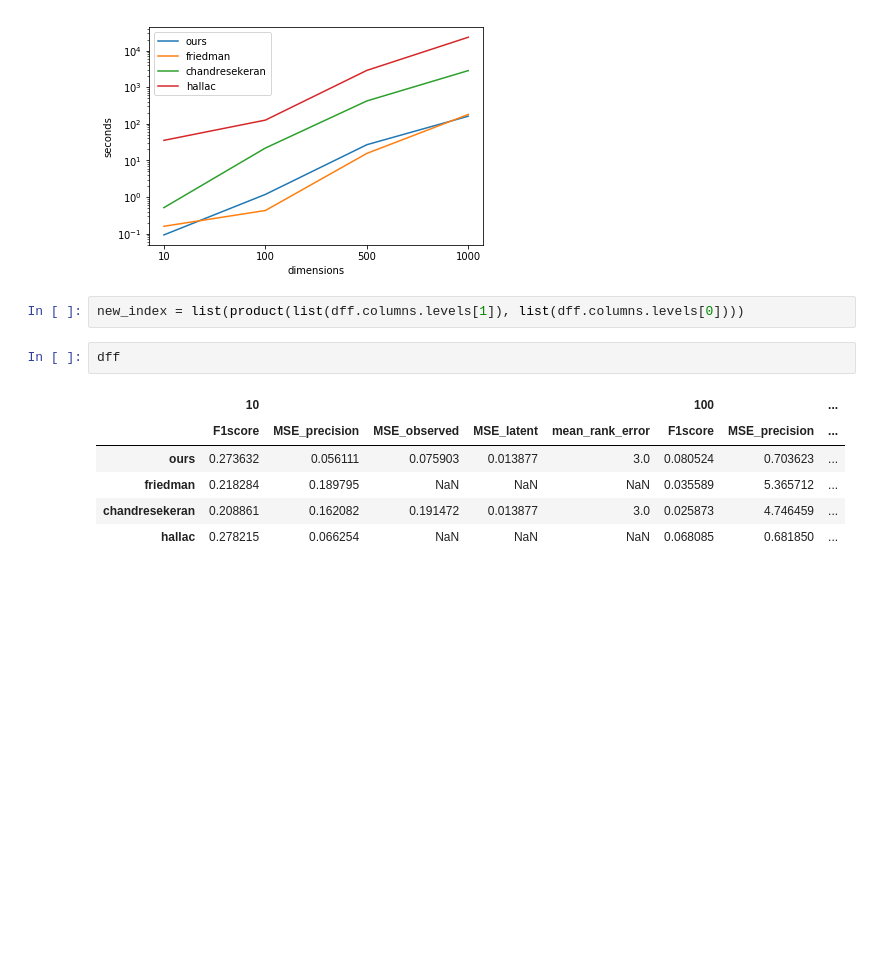
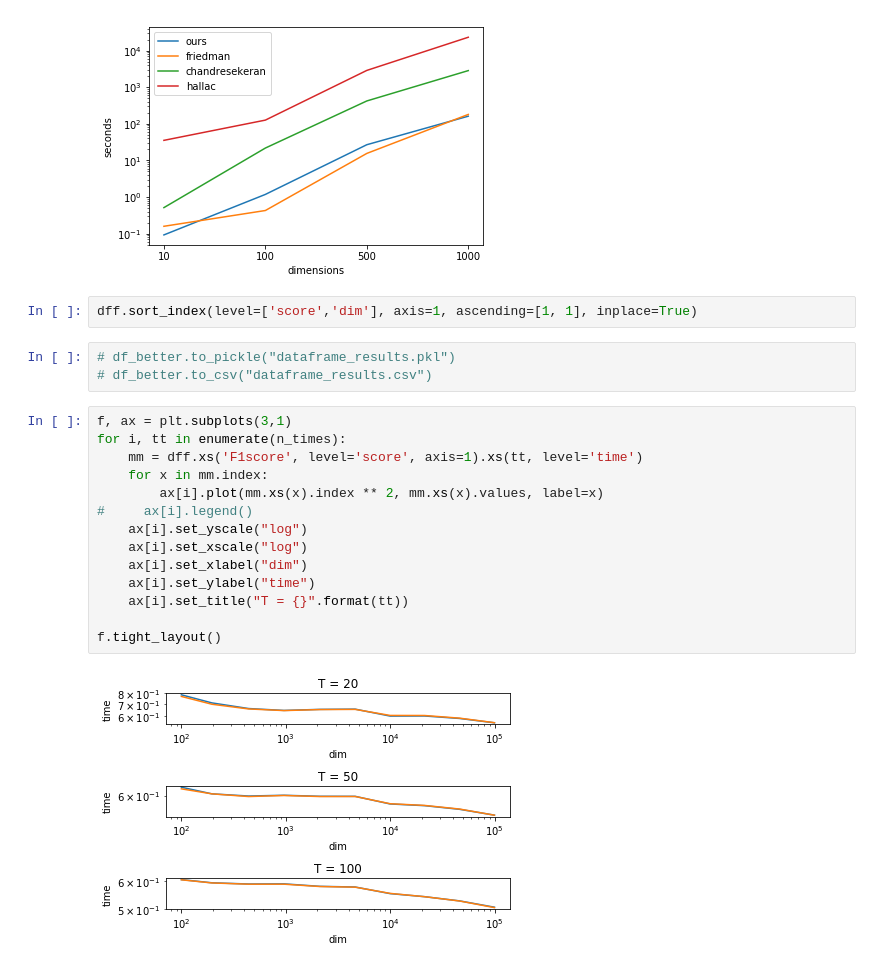
Before and after one commit to fdtomasi/regain, a Jupyter notebook: notebooks/performance analysis.ipynb, the cells around one changed output. Cells and saved outputs as stored; diff of their text form; blank space fills up the shorter version.

```diff
--- a/notebooks/performance analysis.ipynb
+++ b/notebooks/performance analysis.ipynb
@@ -361,14 +617,24 @@ plt.legend()
 plt.savefig("/home/fede/Dropbox/Latent variables networks/paper formatted/speedup.pdf")
 # %% [output]
 [figure]
-# %%
-new_index = list(product(list(dff.columns.levels[1]), list(dff.columns.levels[0])))
-# %%
-dff
-# %% [output]
-|  | 10 |  |  |  |  | 100 |  | ... |
-|  | F1score | MSE_precision | MSE_observed | MSE_latent | mean_rank_error | F1score | MSE_precision | ... |
-| ours | 0.273632 | 0.056111 | 0.075903 | 0.013877 | 3.0 | 0.080524 | 0.703623 | ... |
-| friedman | 0.218284 | 0.189795 | NaN | NaN | NaN | 0.035589 | 5.365712 | ... |
-| chandresekeran | 0.208861 | 0.162082 | 0.191472 | 0.013877 | 3.0 | 0.025873 | 4.746459 | ... |
-| hallac | 0.278215 | 0.066254 | NaN | NaN | NaN | 0.068085 | 0.681850 | ... |
+# %%
+dff.sort_index(level=['score','dim'], axis=1, ascending=[1, 1], inplace=True)
+# %%
+# df_better.to_pickle("dataframe_results.pkl")
+# df_better.to_csv("dataframe_results.csv")
+# %%
+f, ax = plt.subplots(3,1)
+for i, tt in enumerate(n_times):
+    mm = dff.xs('F1score', level='score', axis=1).xs(tt, level='time')
+    for x in mm.index:
+        ax[i].plot(mm.xs(x).index ** 2, mm.xs(x).values, label=x)
+#     ax[i].legend()
+    ax[i].set_yscale("log")
+    ax[i].set_xscale("log")
+    ax[i].set_xlabel("dim")
+    ax[i].set_ylabel("time")
+    ax[i].set_title("T = {}".format(tt))
+
+f.tight_layout()
+# %% [output]
+[figure, added]
```
Also changed, not shown: parts of 42 cells of this notebook, 1 other file.
